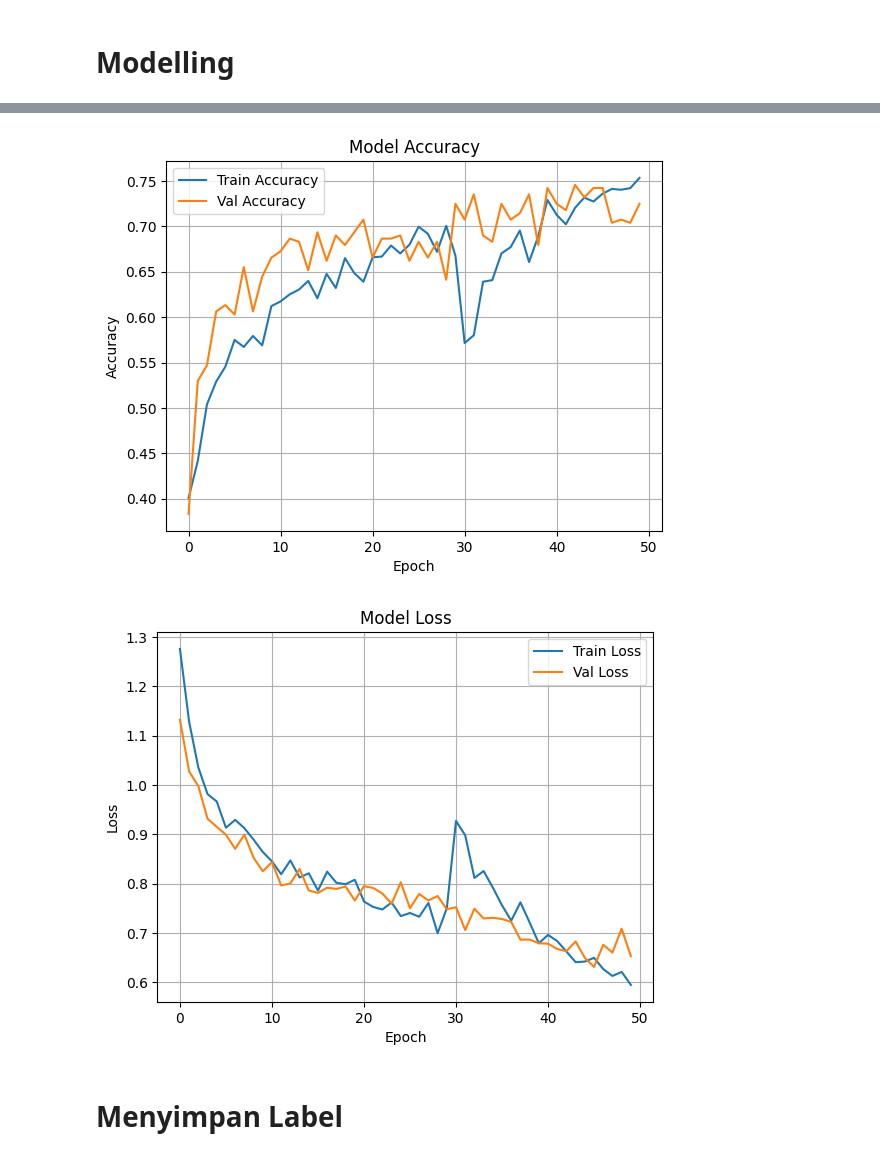
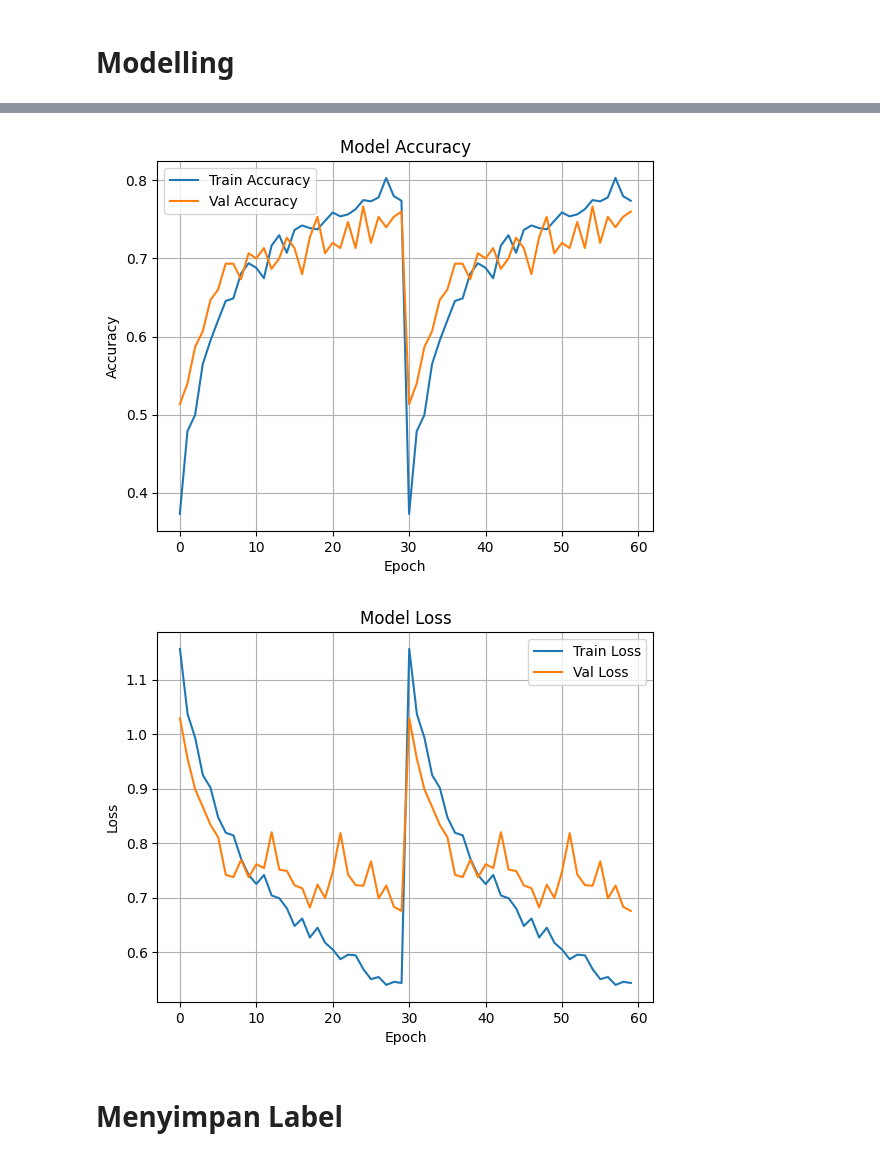
Before and after one commit to C-Skin/klasifikasi-jenis-kulit, a Jupyter notebook: Mobilenet_klasifikasi_skin_type_project.ipynb, the cells around one changed output, grey strips where cells are left out. Saved outputs shown, nothing was run; the diff lists cells and outputs as text; code cells hidden in the pictures.

Commit message:
Add files via upload
update parameter dan layer

```diff
--- a/Mobilenet_klasifikasi_skin_type_project.ipynb
+++ b/Mobilenet_klasifikasi_skin_type_project.ipynb
@@ -279,7 +176,9 @@ import matplotlib.pyplot as plt
 # Konfigurasi
 IMG_SHAPE = (224, 224, 3)
 BATCH_SIZE = 32
-#TRAIN_DIR = '/content/datasetfinal/image/train'  # Ganti dengan path ke folder dataset
+
+# Path ke folder dataset
+
 
 # =========================
 # 1. Data Preprocessing
@@ -292,25 +191,24 @@ train_datagen = ImageDataGenerator(
     shear_range=0.1,
     zoom_range=0.2,
     horizontal_flip=True,
-    fill_mode='nearest',
-    validation_split=0.2
+    fill_mode='nearest'
 )
 
+valid_datagen = ImageDataGenerator(rescale=1./255)
+
 train_generator = train_datagen.flow_from_directory(
-    TRAIN_DIR,
+    DATA_TRAIN,
     target_size=(224, 224),
-    batch_size=32,
+    batch_size=BATCH_SIZE,
     class_mode='categorical',
-    subset='training',
     shuffle=True
 )
 
-val_generator = train_datagen.flow_from_directory(
-    TRAIN_DIR,
+val_generator = valid_datagen.flow_from_directory(
+    DATA_VALID,
     target_size=(224, 224),
-    batch_size=32,
+    batch_size=BATCH_SIZE,
     class_mode='categorical',
-    subset='validation',
     shuffle=False
 )
 # %% [output]
@@ -337,17 +235,22 @@ base_model.trainable = False
 # Add Fully Connected (FC) layer on top
 x = base_model.output
 x = GlobalAveragePooling2D()(x)
+x = Dense(256, activation='relu')(x)         # 1st additional FC layer
 x = Dropout(0.3)(x)
-x = Dense(128, activation='relu')(x)
+x = Dense(128, activation='relu')(x)         # 2nd additional FC layer
 x = Dropout(0.3)(x)
-output = Dense(len(labels), activation='softmax')(x) # Ensure output layer matches number of classes (3 in this case)
+x = Dense(64, activation='relu')(x)          # 3rd additional FC layer
+x = Dropout(0.3)(x)
+x = Dense(32, activation='relu')(x)          # 4rd additional FC layer
+x = Dropout(0.3)(x)
+output = Dense(3, activation='softmax')(x)  # Output layer
 
 # Combine into the final model
 model = Model(inputs=base_model.input, outputs=output)
 
 
 # Compile model
-model.compile(optimizer=Adam(learning_rate=0.0001),
+model.compile(optimizer=Adam(learning_rate=0.001),
               loss='categorical_crossentropy',
               metrics=['accuracy'])
 
@@ -443,26 +311,26 @@ Epoch 20/20
 # %%
 # =========================
 # 5. Plot History
 # =========================
-plt.plot(history.history['accuracy'] + history_finetune.history['accuracy'], label='Train Accuracy')
-plt.plot(history.history['val_accuracy'] + history_finetune.history['val_accuracy'], label='Val Accuracy')
+plt.plot(history.history['accuracy'] + history.history['accuracy'], label='Train Accuracy')
+plt.plot(history.history['val_accuracy'] + history.history['val_accuracy'], label='Val Accuracy')
 plt.title("Model Accuracy")
 plt.xlabel("Epoch")
 plt.ylabel("Accuracy")
 plt.legend()
 plt.grid(True)
 plt.show()
 
-plt.plot(history.history['loss'] + history_finetune.history['loss'], label='Train Loss')
-plt.plot(history.history['val_loss'] + history_finetune.history['val_loss'], label='Val Loss')
+plt.plot(history.history['loss'] + history.history['loss'], label='Train Loss')
+plt.plot(history.history['val_loss'] + history.history['val_loss'], label='Val Loss')
 plt.title("Model Loss")
 plt.xlabel("Epoch")
 plt.ylabel("Loss")
 plt.legend()
 plt.grid(True)
 plt.show()
 # %% [output]
-[figure, old version]
+[figure, new version]
-[figure, old version]
+[figure, new version]
 # %% [markdown]
 # Menyimpan Label
```
Also changed, not shown: parts of 34 cells of this notebook.
